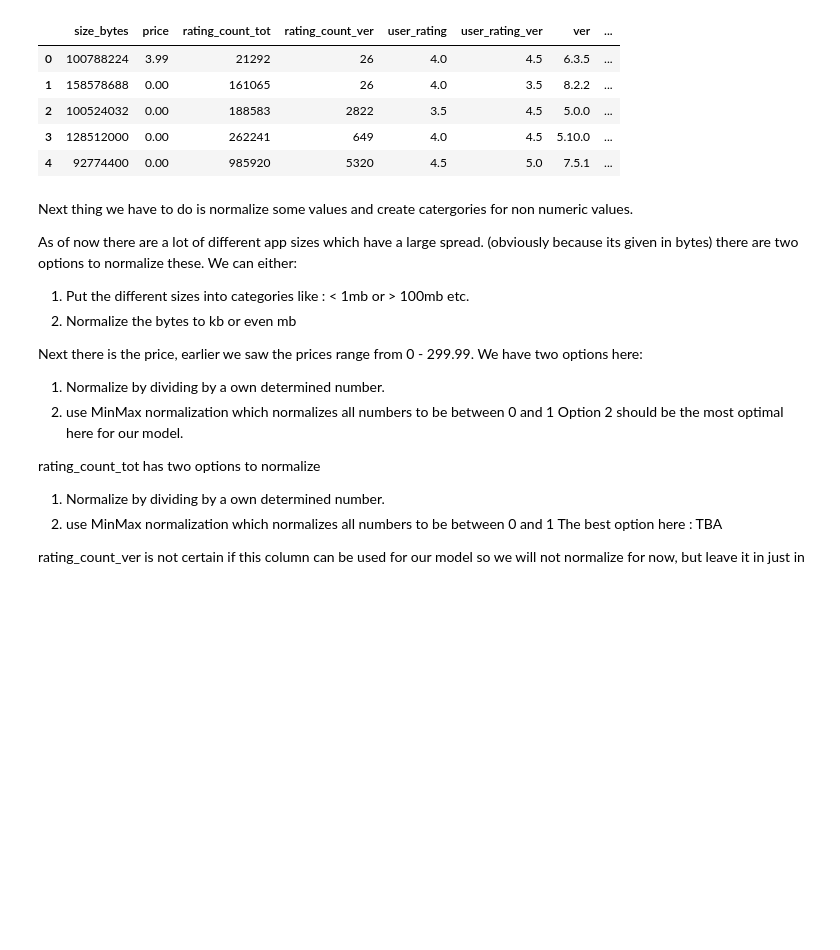
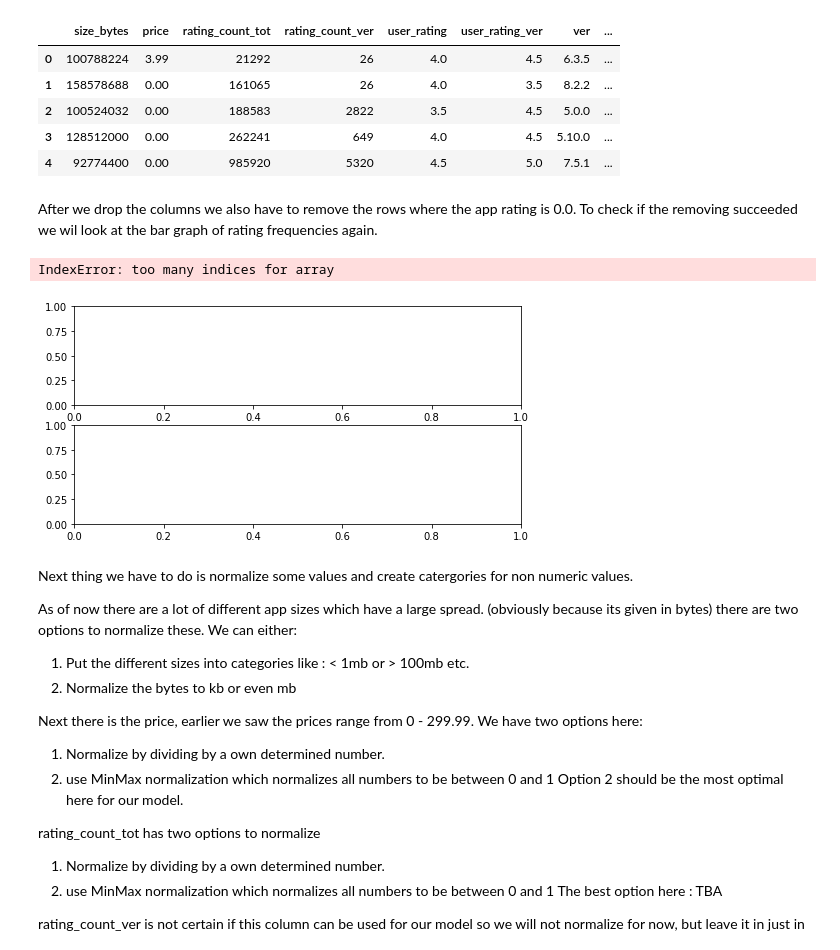
Before and after one commit to CezanvM/MachineLearning, a Jupyter notebook: src/Main.ipynb, the cells around one changed output. Saved outputs shown, nothing was run; the diff lists cells and outputs as text; code cells hidden in the pictures; blank space fills up the shorter version.

```diff
--- a/src/Main.ipynb
+++ b/src/Main.ipynb
@@ -149,6 +196,25 @@ dataset.head()
 | 2 | 100524032 | 0.00 | 188583 | 2822 | 3.5 | 4.5 | 5.0.0 | ... |
 | 3 | 128512000 | 0.00 | 262241 | 649 | 4.0 | 4.5 | 5.10.0 | ... |
 | 4 | 92774400 | 0.00 | 985920 | 5320 | 4.5 | 5.0 | 7.5.1 | ... |
+# %% [markdown]
+After we drop the columns we also have to remove the rows where the app rating is 0.0.
+To check if the removing succeeded we wil look at the bar graph of rating frequencies again.
+# %%
+# removing the rows where user rating is 0
+dataset = dataset.drop(dataset[dataset.user_rating < 1].index)
+# %%
+rating_without_0 = dataset['user_rating']
+
+fig, axes = plt.subplots(nrows=2,ncols=1, figsize=(8,4))
+
+
+pd.value_counts(rating).plot.bar(title='before', subplots=True, ax=axes[:,0])
+
+
+pd.value_counts(rating_without_0).plot.bar(title='after', subplots=True, ax=axes[:,1])
+# %% [output]
+IndexError: too many indices for array
+[figure, added]
 # %%
 # saving this dataset to our dataset folder so we can use this in the future.
 dataset.to_csv("../dataset/AppleStoreWithoutNoise.csv", index=False, encoding='utf8')
```
Also changed, not shown: parts of 14 cells of this notebook, 1 other file.
